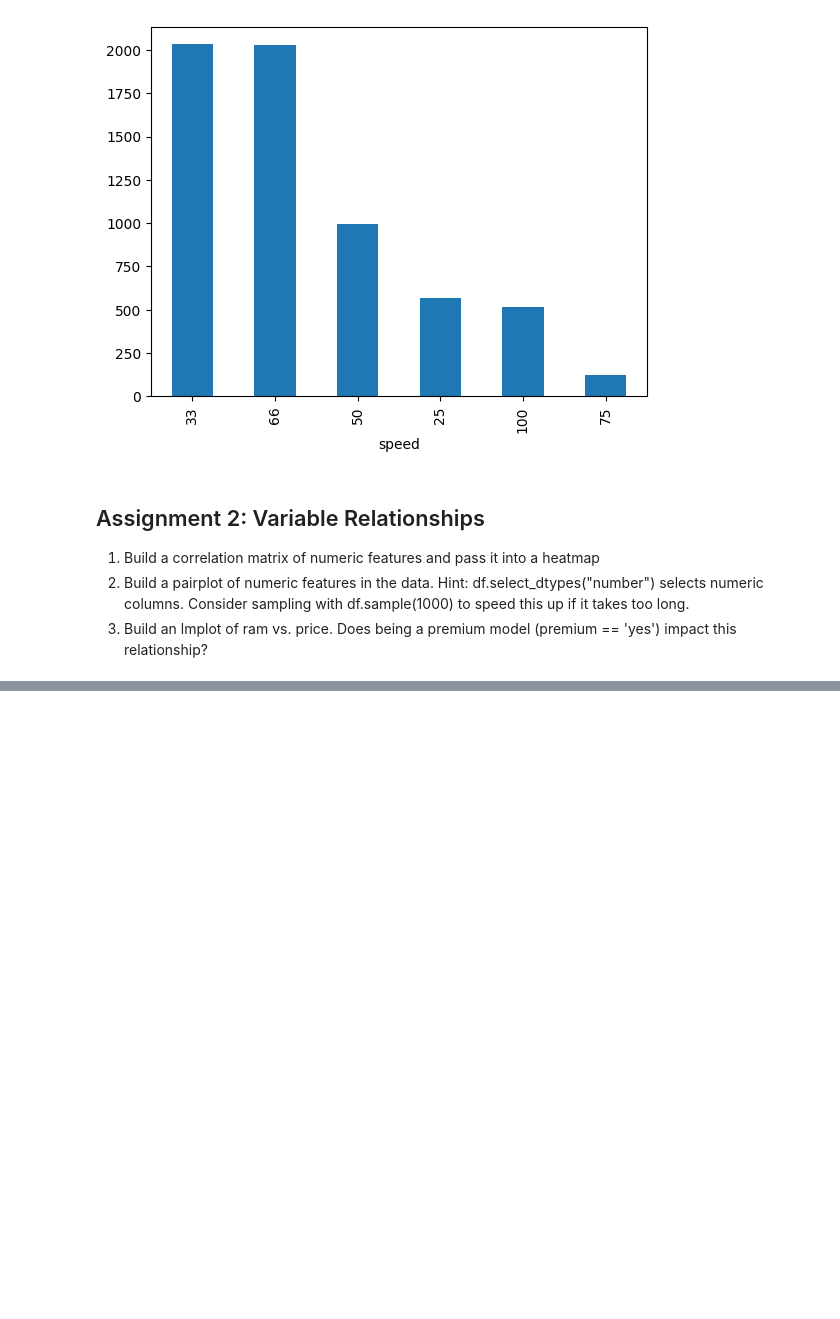
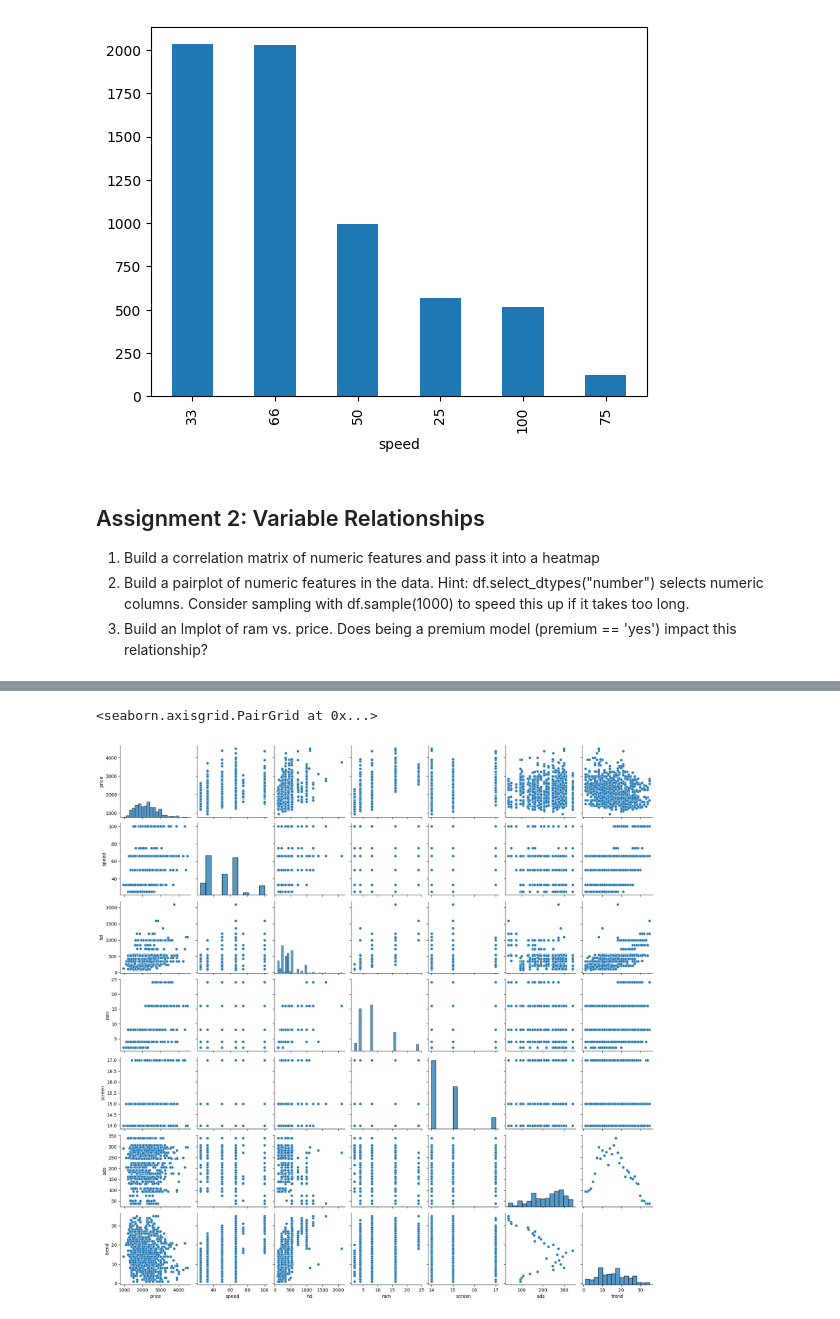
Before and after one commit to eek-dataguy/Regression-and-Forecasting-ML, a Jupyter notebook: Assignments/01_EDA_assignments.ipynb, the cells around one changed output, grey strips where cells are left out. Saved outputs shown, nothing was run; the diff lists cells and outputs as text; code cells hidden in the pictures; blank space fills up the shorter version.

```diff
--- a/Assignments/01_EDA_assignments.ipynb
+++ b/Assignments/01_EDA_assignments.ipynb
@@ -81,0 +98,5 @@ computers['speed'].value_counts().plot.bar()
+# %%
+sns.pairplot(computers.select_dtypes('number').sample(1000))
+# %% [output]
+<seaborn.axisgrid.PairGrid at 0x...>
+[figure, added]
```
Also changed, not shown: parts of 3 cells of this notebook.
